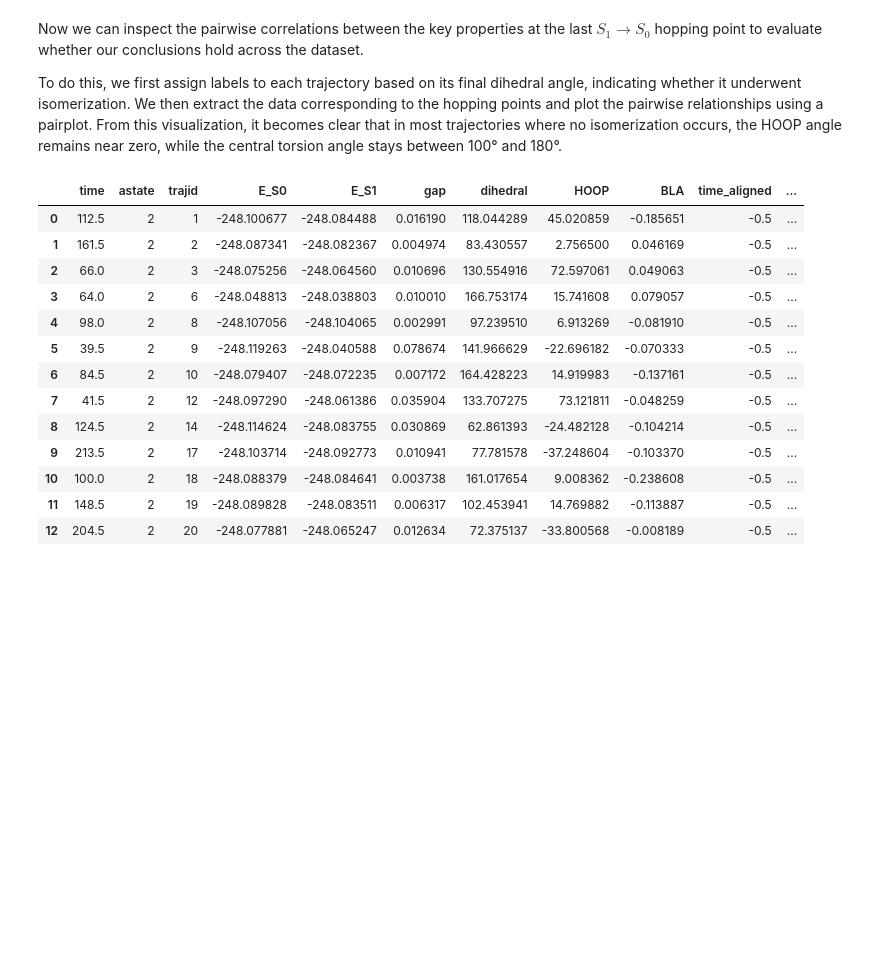
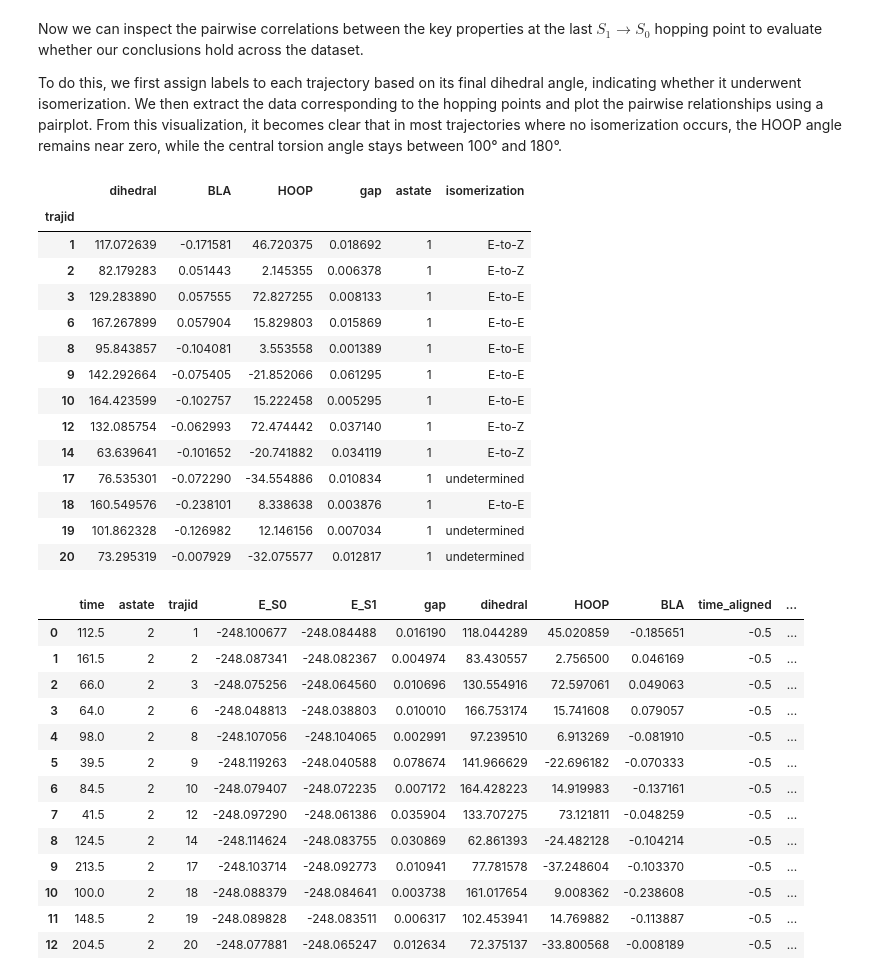
Before and after one commit to SHNITSEL/shnitsel-tools, a Jupyter notebook: tutorials/2_4_geo_retinal.ipynb, the cells around one changed output. Cells and saved outputs as stored; diff of their text form; code cells hidden in the pictures; blank space fills up the shorter version.

```diff
--- a/tutorials/2_4_geo_retinal.ipynb
+++ b/tutorials/2_4_geo_retinal.ipynb
@@ -416 +388,20 @@ To do this, we first assign labels to each trajectory based on its final dihedra
+# %%
+df_hops_plot = hops_isom.to_dataframe()
+df_hops_plot
+# %% [output]
+|  | dihedral | BLA | HOOP | gap | astate | isomerization |
+| trajid |  |  |  |  |  |  |
+| 1 | 117.072639 | -0.171581 | 46.720375 | 0.018692 | 1 | E-to-Z |
+| 2 | 82.179283 | 0.051443 | 2.145355 | 0.006378 | 1 | E-to-Z |
+| 3 | 129.283890 | 0.057555 | 72.827255 | 0.008133 | 1 | E-to-E |
+| 6 | 167.267899 | 0.057904 | 15.829803 | 0.015869 | 1 | E-to-E |
+| 8 | 95.843857 | -0.104081 | 3.553558 | 0.001389 | 1 | E-to-E |
+| 9 | 142.292664 | -0.075405 | -21.852066 | 0.061295 | 1 | E-to-E |
+| 10 | 164.423599 | -0.102757 | 15.222458 | 0.005295 | 1 | E-to-E |
+| 12 | 132.085754 | -0.062993 | 72.474442 | 0.037140 | 1 | E-to-Z |
+| 14 | 63.639641 | -0.101652 | -20.741882 | 0.034119 | 1 | E-to-Z |
+| 17 | 76.535301 | -0.072290 | -34.554886 | 0.010834 | 1 | undetermined |
+| 18 | 160.549576 | -0.238101 | 8.338638 | 0.003876 | 1 | E-to-E |
+| 19 | 101.862328 | -0.126982 | 12.146156 | 0.007034 | 1 | undetermined |
+| 20 | 73.295319 | -0.007929 | -32.075577 | 0.012817 | 1 | undetermined |
 # %%
```
Also changed, not shown: parts of 10 cells of this notebook.
